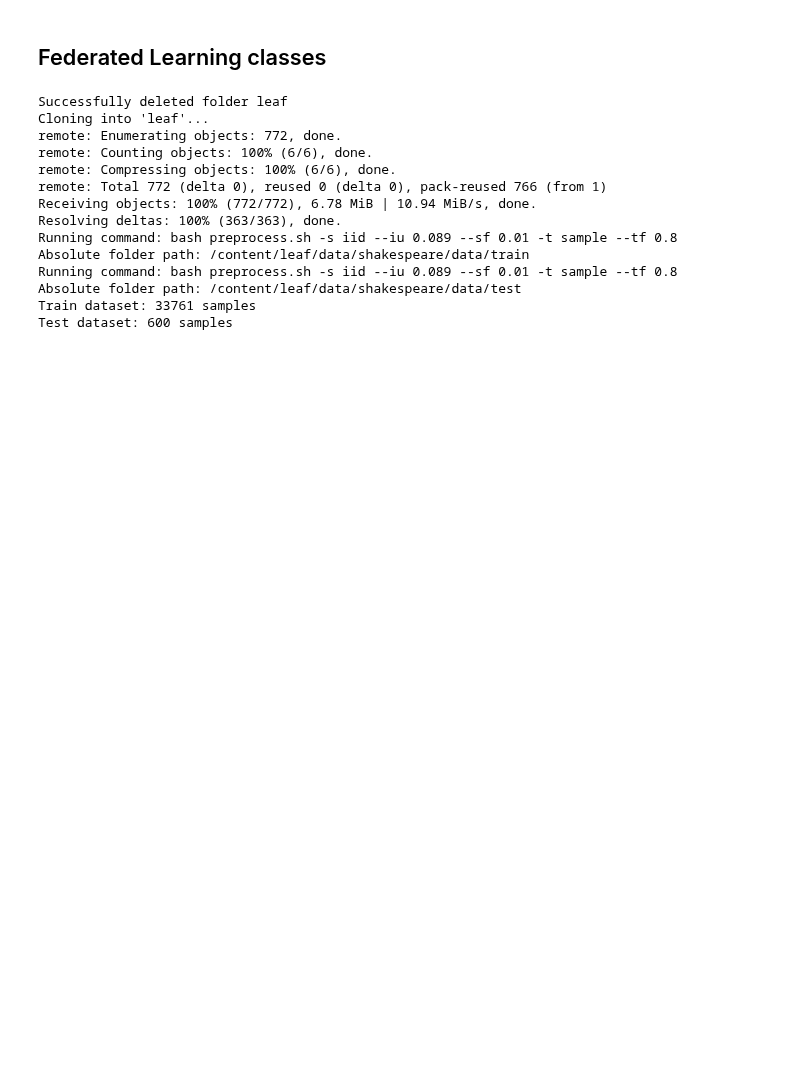
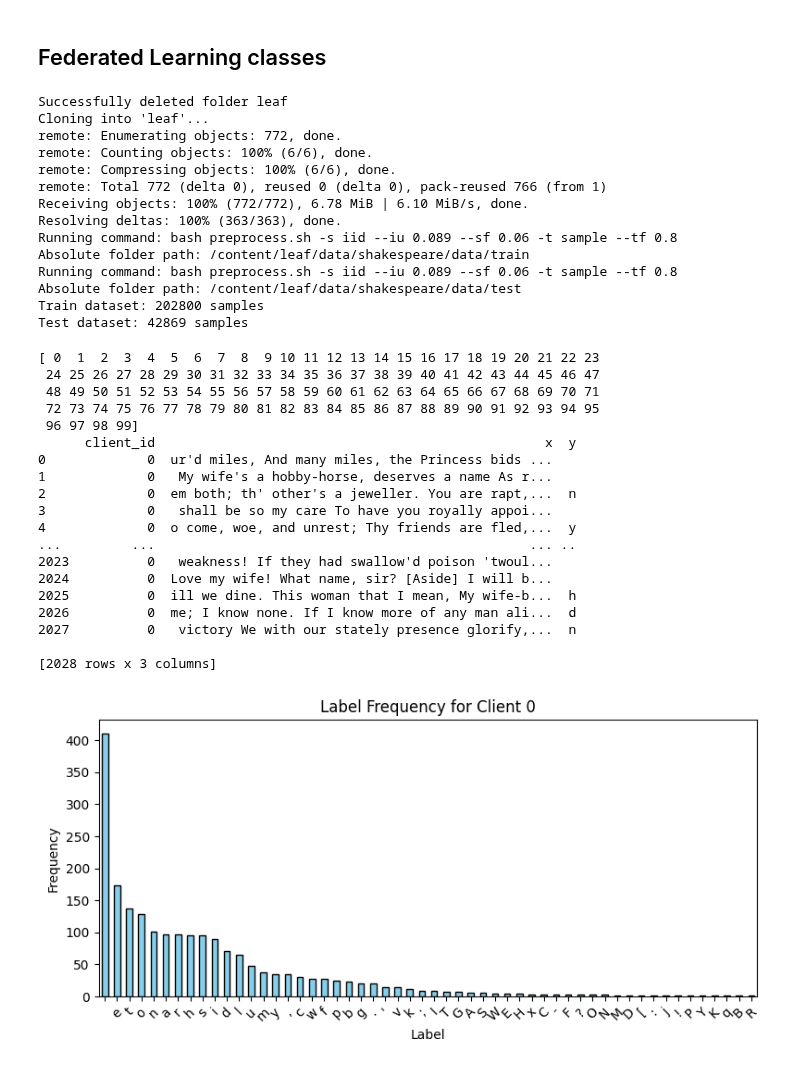
Before and after one commit to maxfra01/federated-learning, a Jupyter notebook: code/shakesprFL.ipynb, the cells around one changed output. Drawn from its saved outputs; the diff is of its cells as text; code cells hidden in the pictures; blank space fills up the shorter version.

```diff
--- a/code/shakesprFL.ipynb
+++ b/code/shakesprFL.ipynb
@@ -937,7 +1097,7 @@ os.chdir("/content/")
 
 preprocess_params = {
         'sharding': 'iid',
-        'sf': 0.01,
+        'sf': 0.06,
         'iu': 0.089,
         't': 'sample',
         'tf': 0.8,
@@ -954,30 +1114,54 @@ remote: Enumerating objects: 772, done.
 remote: Counting objects: 100% (6/6), done.
 remote: Compressing objects: 100% (6/6), done.
 remote: Total 772 (delta 0), reused 0 (delta 0), pack-reused 766 (from 1)
-Receiving objects: 100% (772/772), 6.78 MiB | 10.94 MiB/s, done.
+Receiving objects: 100% (772/772), 6.78 MiB | 6.10 MiB/s, done.
 Resolving deltas: 100% (363/363), done.
-Running command: bash preprocess.sh -s iid --iu 0.089 --sf 0.01 -t sample --tf 0.8
+Running command: bash preprocess.sh -s iid --iu 0.089 --sf 0.06 -t sample --tf 0.8
 Absolute folder path: /content/leaf/data/shakespeare/data/train
-Running command: bash preprocess.sh -s iid --iu 0.089 --sf 0.01 -t sample --tf 0.8
+Running command: bash preprocess.sh -s iid --iu 0.089 --sf 0.06 -t sample --tf 0.8
 Absolute folder path: /content/leaf/data/shakespeare/data/test
-Train dataset: 33761 samples
-Test dataset: 600 samples
+Train dataset: 202800 samples
+Test dataset: 42869 samples
 # %%
 clients = train_dataset_big.data['client_id'].unique()
 print(clients)
 for client_id in clients:
+  if client_id != 0:
+    break
   client_data = train_dataset_big.data[train_dataset_big.data['client_id'] == client_id]
+  print(client_data)
   label_counts = client_data['y'].value_counts()
 
   plt.figure(figsize=(8, 4))
   label_counts.plot(kind='bar', color='skyblue', edgecolor='black')
   plt.title(f"Label Frequency for Client {client_id}")
   plt.xlabel("Label")
   plt.ylabel("Frequency")
   plt.xticks(rotation=45)
   plt.tight_layout()
   plt.savefig(f"{CHECKPOINT_DIR}/plots/{preprocess_params['sharding']}_class_frequency_client_{client_id}.jpg")
-  plt.close()
+  plt.show()
+# %% [output]
+[ 0  1  2  3  4  5  6  7  8  9 10 11 12 13 14 15 16 17 18 19 20 21 22 23
+ 24 25 26 27 28 29 30 31 32 33 34 35 36 37 38 39 40 41 42 43 44 45 46 47
+ 48 49 50 51 52 53 54 55 56 57 58 59 60 61 62 63 64 65 66 67 68 69 70 71
+ 72 73 74 75 76 77 78 79 80 81 82 83 84 85 86 87 88 89 90 91 92 93 94 95
+ 96 97 98 99]
+      client_id                                                  x  y
+0             0  ur'd miles, And many miles, the Princess bids ...
+1             0   My wife's a hobby-horse, deserves a name As r...
+2             0  em both; th' other's a jeweller. You are rapt,...  n
+3             0   shall be so my care To have you royally appoi...
+4             0  o come, woe, and unrest; Thy friends are fled,...  y
+...         ...                                                ... ..
+2023          0   weakness! If they had swallow'd poison 'twoul...
+2024          0  Love my wife! What name, sir? [Aside] I will b...
+2025          0  ill we dine. This woman that I mean, My wife-b...  h
+2026          0  me; I know none. If I know more of any man ali...  d
+2027          0   victory We with our stately presence glorify,...  n
+
+[2028 rows x 3 columns]
+[figure, added]
 # %%
 BATCH_SIZE = 4
 LR = 0.1
```
Also changed, not shown: parts of 4 cells of this notebook.
